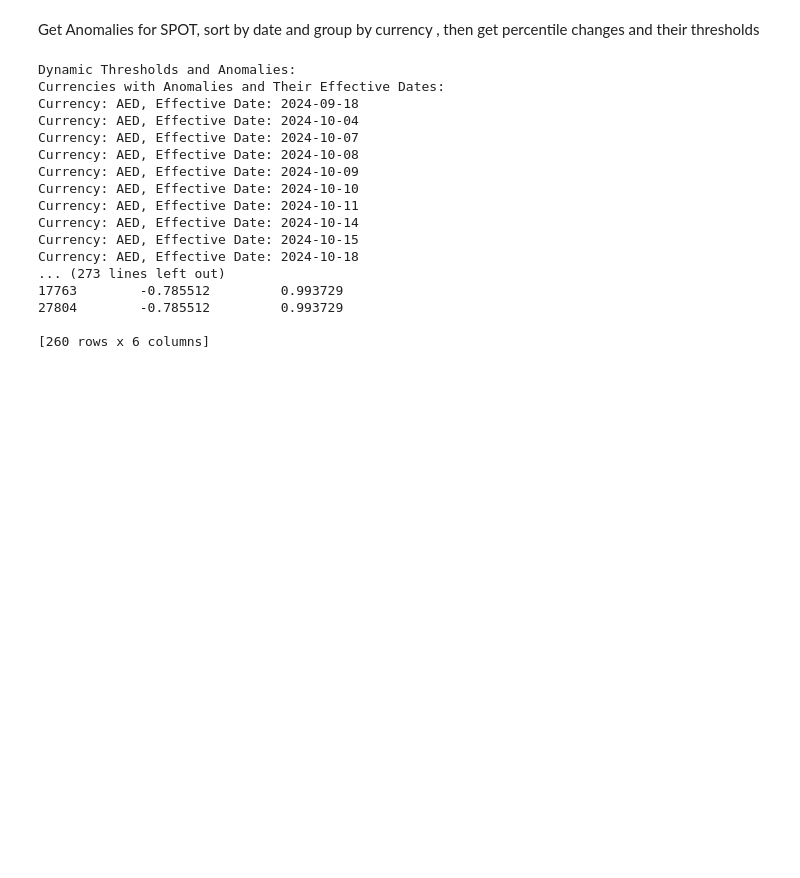
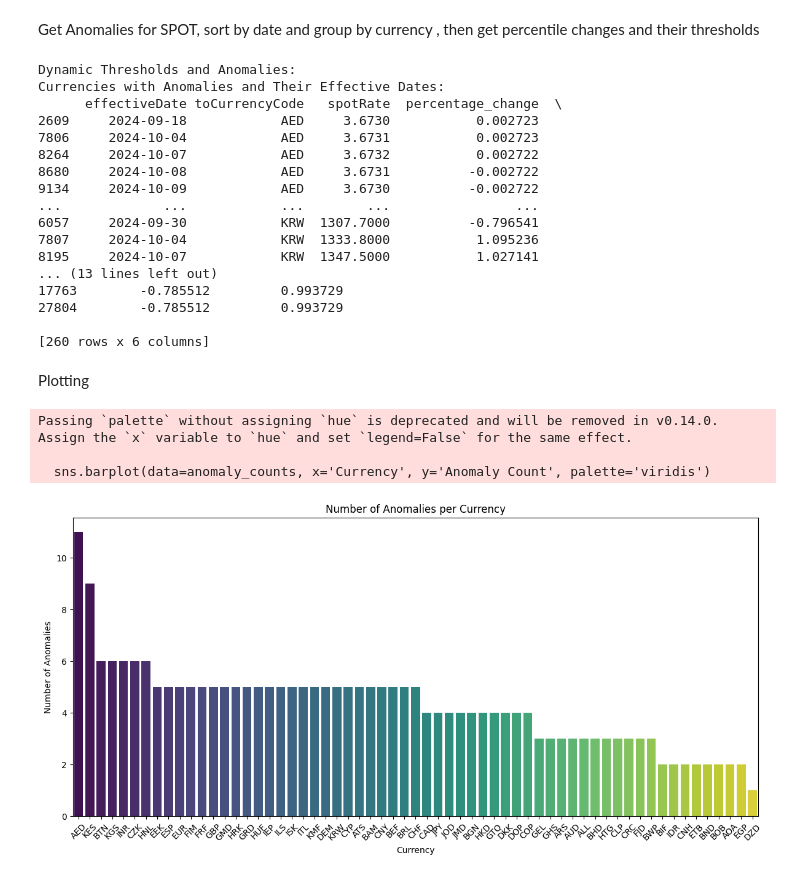
Before and after one commit to siren7075/hackathon2024, a Jupyter notebook: thresholds.ipynb, the cells around one changed output. Drawn from its saved outputs; the diff is of its cells as text; code cells hidden in the pictures; blank space fills up the shorter version.

```diff
--- a/thresholds.ipynb
+++ b/thresholds.ipynb
@@ -46,24 +46,47 @@ for currency, group in spot_df.groupby('toCurrencyCode'):
 print("Dynamic Thresholds and Anomalies:")
 print("Currencies with Anomalies and Their Effective Dates:")
 anomaly_list = anomalies[['toCurrencyCode', 'effectiveDate']].drop_duplicates()
-for index, row in anomaly_list.iterrows():
-    print(f"Currency: {row['toCurrencyCode']}, Effective Date: {row['effectiveDate']}")
+# for index, row in anomaly_list.iterrows():
+#     print(f"Currency: {row['toCurrencyCode']}, Effective Date: {row['effectiveDate']}")
 print(anomalies[['effectiveDate', 'toCurrencyCode', 'spotRate', 'percentage_change', 'lower_threshold', 'upper_threshold']])
 # %% [output]
 Dynamic Thresholds and Anomalies:
 Currencies with Anomalies and Their Effective Dates:
-Currency: AED, Effective Date: 2024-09-18
-Currency: AED, Effective Date: 2024-10-04
-Currency: AED, Effective Date: 2024-10-07
-Currency: AED, Effective Date: 2024-10-08
-Currency: AED, Effective Date: 2024-10-09
-Currency: AED, Effective Date: 2024-10-10
-Currency: AED, Effective Date: 2024-10-11
-Currency: AED, Effective Date: 2024-10-14
-Currency: AED, Effective Date: 2024-10-15
-Currency: AED, Effective Date: 2024-10-18
-... (273 lines left out)
+      effectiveDate toCurrencyCode   spotRate  percentage_change  \
+2609     2024-09-18            AED     3.6730           0.002723
+7806     2024-10-04            AED     3.6731           0.002723
+8264     2024-10-07            AED     3.6732           0.002722
+8680     2024-10-08            AED     3.6731          -0.002722
+9134     2024-10-09            AED     3.6730          -0.002722
+...             ...            ...        ...                ...
+6057     2024-09-30            KRW  1307.7000          -0.796541
+7807     2024-10-04            KRW  1333.8000           1.095236
+8195     2024-10-07            KRW  1347.5000           1.027141
+... (13 lines left out)
 17763        -0.785512         0.993729
 27804        -0.785512         0.993729
 
 [260 rows x 6 columns]
+# %% [markdown]
+Plotting
+# %%
+import matplotlib.pyplot as plt
+import seaborn as sns
+
+# Create a count of anomalies per currency
+anomaly_counts = anomaly_list['toCurrencyCode'].value_counts().reset_index()
+anomaly_counts.columns = ['Currency', 'Anomaly Count']
+
+plt.figure(figsize=(12, 6))
+sns.barplot(data=anomaly_counts, x='Currency', y='Anomaly Count', palette='viridis')
+plt.title('Number of Anomalies per Currency')
+plt.xlabel('Currency')
+plt.ylabel('Number of Anomalies')
+plt.xticks(rotation=45)
+plt.tight_layout()
+plt.show()
+# %% [output]
+Passing `palette` without assigning `hue` is deprecated and will be removed in v0.14.0. Assign the `x` variable to `hue` and set `legend=False` for the same effect.
+
+  sns.barplot(data=anomaly_counts, x='Currency', y='Anomaly Count', palette='viridis')
+[figure, added]
```
